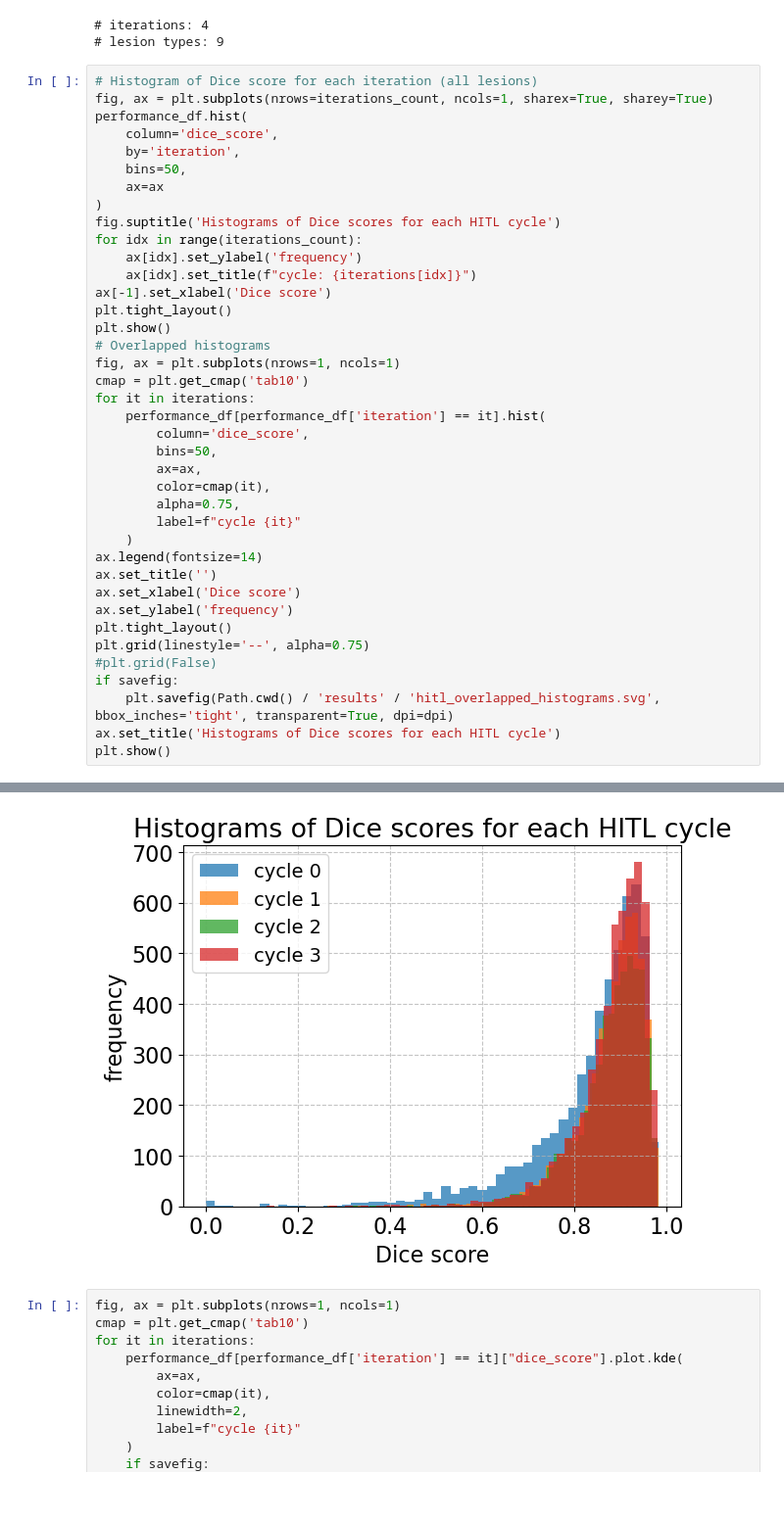
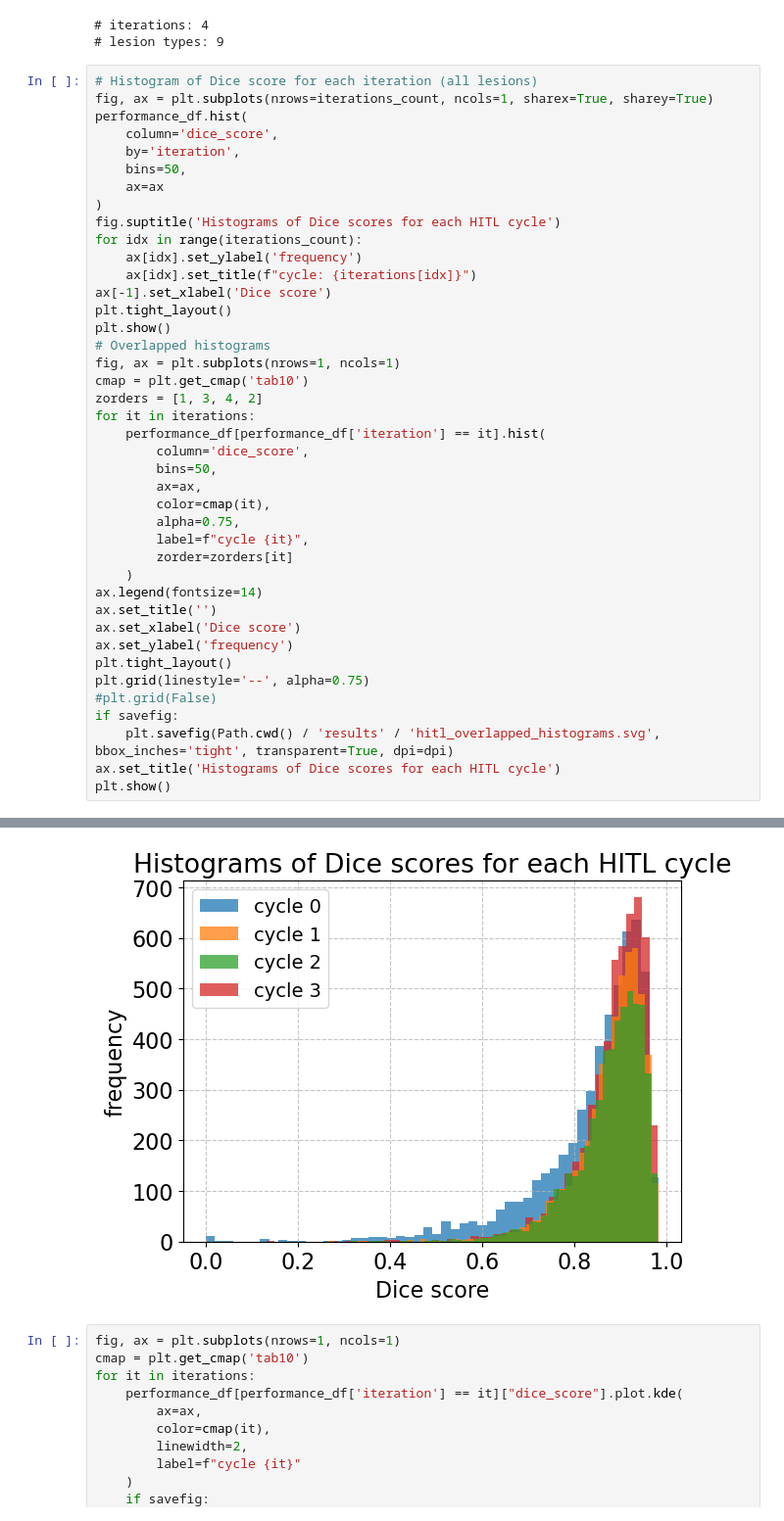
Before and after one commit to robertorojasp06/recist-dataset, a Jupyter notebook: notebooks/hitl_medsam_performance.ipynb, the cells around one changed output, grey strips where cells are left out. Shown at 98% size. Saved outputs shown, nothing was run; the diff lists cells and outputs as text.

```diff
--- a/notebooks/hitl_medsam_performance.ipynb
+++ b/notebooks/hitl_medsam_performance.ipynb
@@ -233,35 +233,37 @@ fig.suptitle('Histograms of Dice scores for each HITL cycle')
 for idx in range(iterations_count):
     ax[idx].set_ylabel('frequency')
     ax[idx].set_title(f"cycle: {iterations[idx]}")
 ax[-1].set_xlabel('Dice score')
 plt.tight_layout()
 plt.show()
 # Overlapped histograms
 fig, ax = plt.subplots(nrows=1, ncols=1)
 cmap = plt.get_cmap('tab10')
+zorders = [1, 3, 4, 2]
 for it in iterations:
     performance_df[performance_df['iteration'] == it].hist(
         column='dice_score',
         bins=50,
         ax=ax,
         color=cmap(it),
         alpha=0.75,
-        label=f"cycle {it}"
+        label=f"cycle {it}",
+        zorder=zorders[it]
     )
 ax.legend(fontsize=14)
 ax.set_title('')
 ax.set_xlabel('Dice score')
 ax.set_ylabel('frequency')
 plt.tight_layout()
 plt.grid(linestyle='--', alpha=0.75)
 #plt.grid(False)
 if savefig:
     plt.savefig(Path.cwd() / 'results' / 'hitl_overlapped_histograms.svg', bbox_inches='tight', transparent=True, dpi=dpi)
 ax.set_title('Histograms of Dice scores for each HITL cycle')
 plt.show()
 # %% [output]
 [figure]
-[figure, old version]
+[figure, new version]
 # %%
 fig, ax = plt.subplots(nrows=1, ncols=1)
 cmap = plt.get_cmap('tab10')
```
Also changed, not shown: parts of 1 cell of this notebook, 1 other file.
